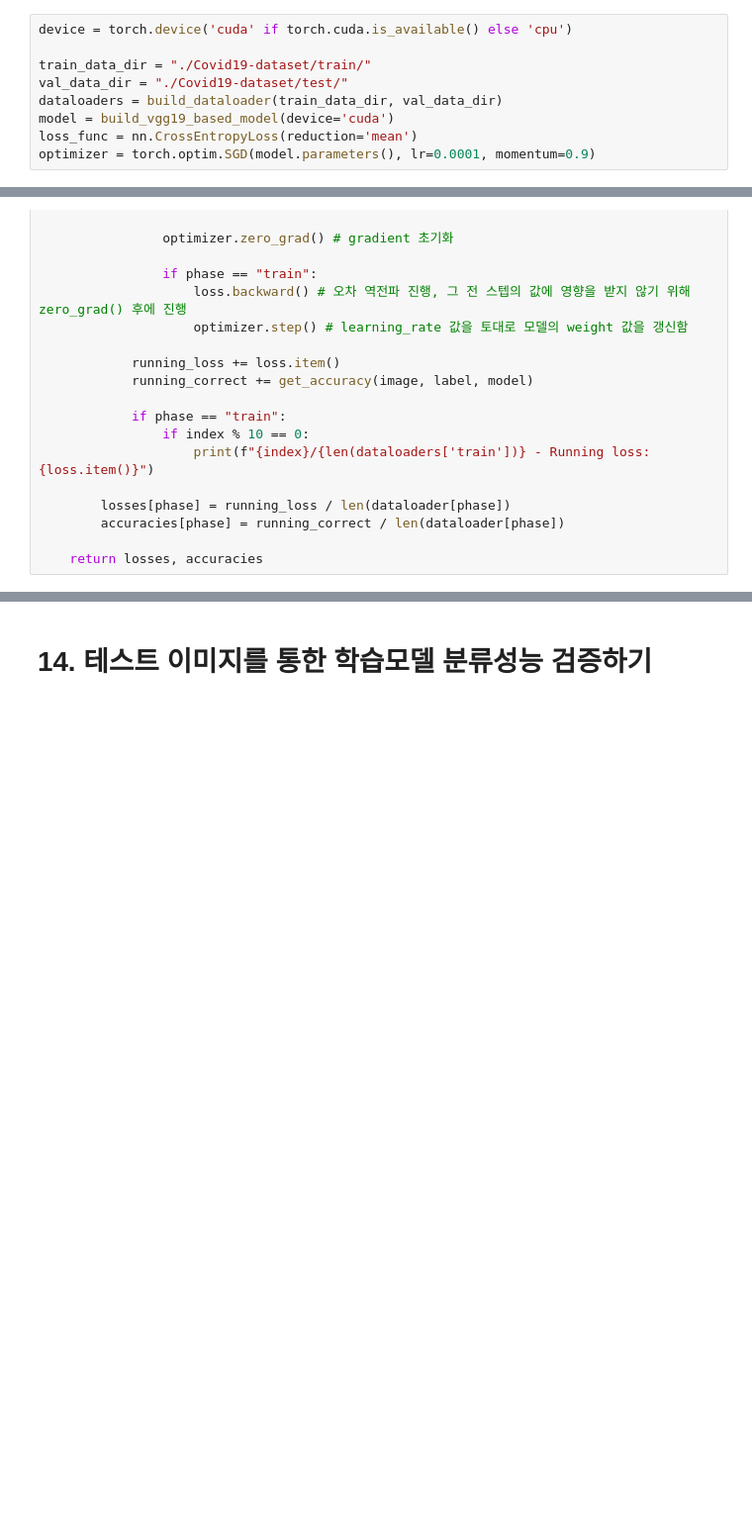
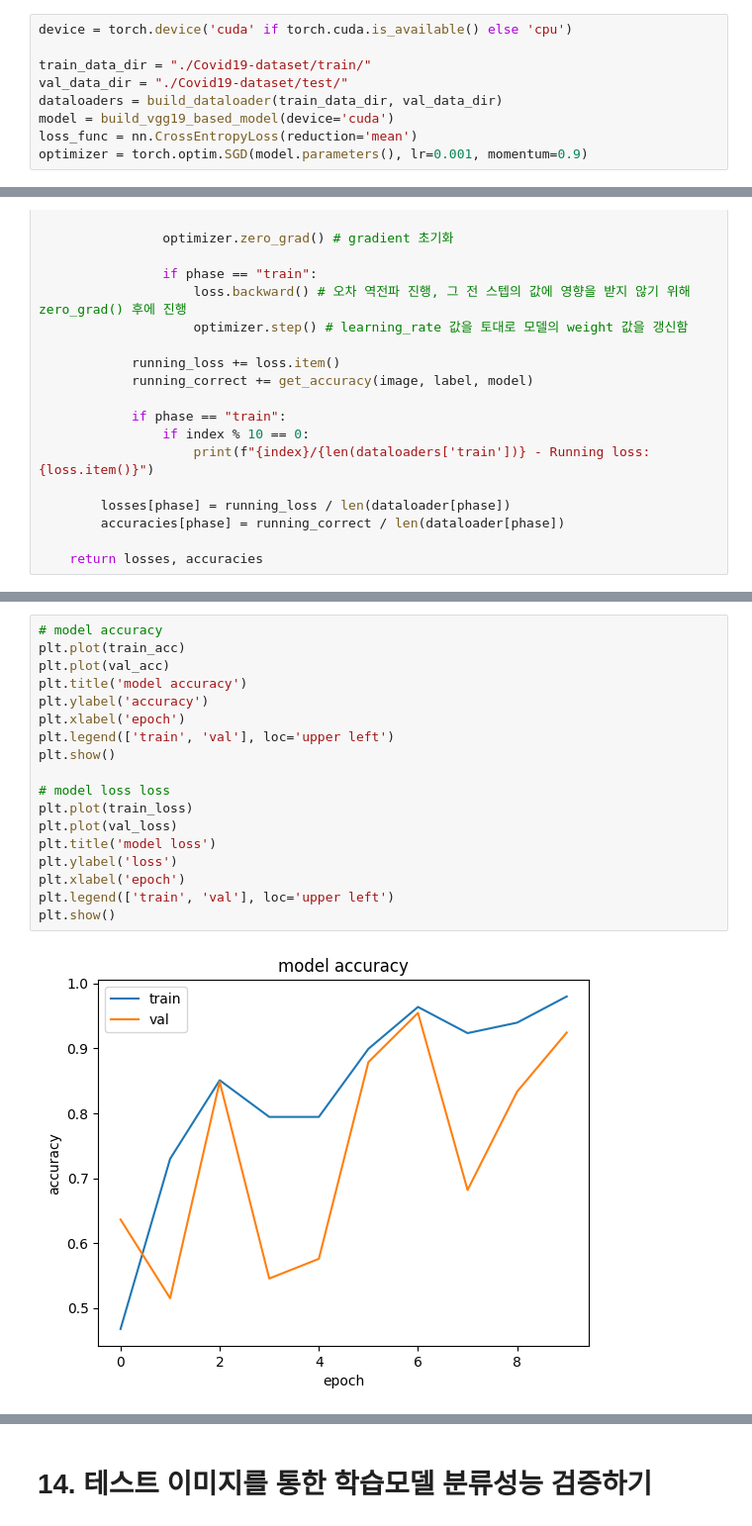
Before and after one commit to Lee-jun-young98/Pytorch_project, a Jupyter notebook: image_classification/covid_classification.ipynb, the cells around one changed output, grey strips where cells are left out. Shown: that part at 99% size. Drawn from its saved outputs; the diff is of its cells as text; blank space fills up the shorter version.

```diff
--- a/image_classification/covid_classification.ipynb
+++ b/image_classification/covid_classification.ipynb
@@ -368,7 +384,7 @@ val_data_dir = "./Covid19-dataset/test/"
 dataloaders = build_dataloader(train_data_dir, val_data_dir)
 model = build_vgg19_based_model(device='cuda')
 loss_func = nn.CrossEntropyLoss(reduction='mean')
-optimizer = torch.optim.SGD(model.parameters(), lr=0.0001, momentum=0.9)
+optimizer = torch.optim.SGD(model.parameters(), lr=0.001, momentum=0.9)
 # %%
 def train_one_epoch(dataloader, model, optimizer, loss_function, device):
     losses = {}
@@ -448,0 +465,20 @@ for epoch in range(num_epochs):
+# %%
+# model accuracy
+plt.plot(train_acc)
+plt.plot(val_acc)
+plt.title('model accuracy')
+plt.ylabel('accuracy')
+plt.xlabel('epoch')
+plt.legend(['train', 'val'], loc='upper left')
+plt.show()
+
+# model loss loss
+plt.plot(train_loss)
+plt.plot(val_loss)
+plt.title('model loss')
+plt.ylabel('loss')
+plt.xlabel('epoch')
+plt.legend(['train', 'val'], loc='upper left')
+plt.show()
+# %% [output]
+[figure, added]
```
Also changed, not shown: parts of 23 cells of this notebook.
